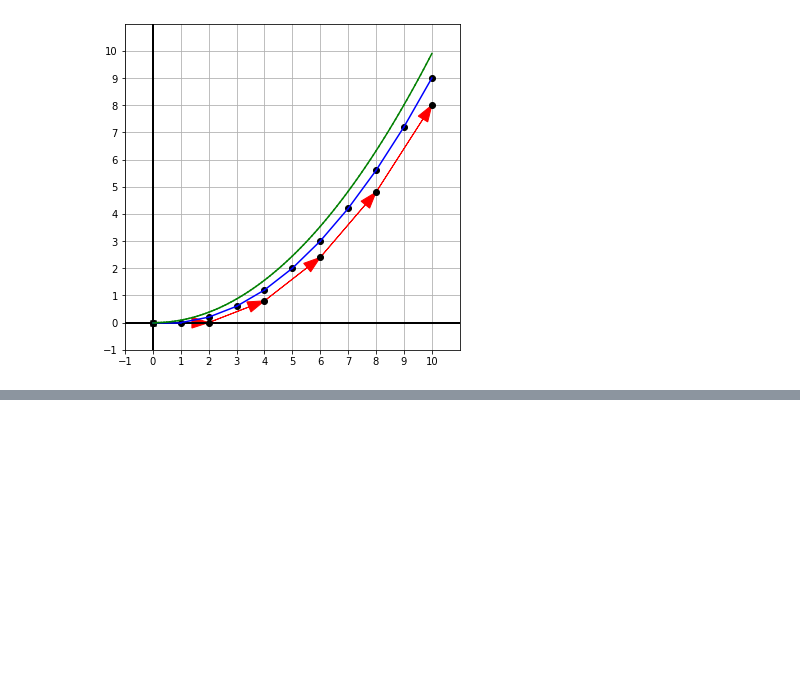
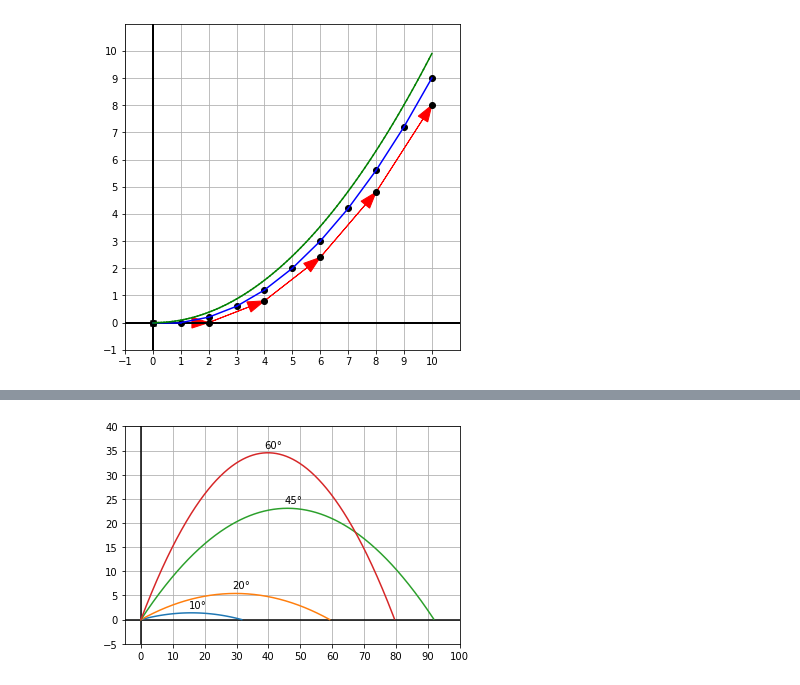
Before and after one commit to Sakurajima-sight/Mathematics-for-programmers-Python, a Jupyter notebook: Chapter 09/Untitled.ipynb, the cells around one changed output, grey strips where cells are left out. Saved outputs shown, nothing was run; the diff lists cells and outputs as text; code cells hidden in the pictures; blank space fills up the shorter version.

```diff
--- a/Chapter 09/Untitled.ipynb
+++ b/Chapter 09/Untitled.ipynb
@@ -133,0 +239,31 @@ draw2d(
+# %%
+def baseball_trajectory(degree):
+    radians=degree*pi/180
+    s0=(0,0)
+    v0=(30*cos(radians),30*sin(radians))
+    a=(0,-9.81)
+    return [(x,y) for (x,y) in eulers_method(s0,v0,a,10,1000) if y>=0]
+# %%
+x_major_locator=MultipleLocator(10)#以每10显示
+y_major_locator=MultipleLocator(5)#以每5显示
+ax=plt.gca()
+plt.axis([-5,100,-5,40])
+ax.xaxis.set_major_locator(x_major_locator)
+ax.yaxis.set_major_locator(y_major_locator)
+plt.axvline(0,color='black')
+plt.axhline(0,color='black')
+x_10,y_10=zip(*baseball_trajectory(10))
+plt.plot(x_10,y_10)
+plt.annotate('10°',xy=(x_10[y_10.index(max(y_10))],max(y_10)),xytext=(x_10[y_10.index(max(y_10))]-1,max(y_10)+1))
+x_20,y_20=zip(*baseball_trajectory(20))
+plt.plot(x_20,y_20)
+plt.annotate('20°',xy=(x_20[y_20.index(max(y_20))],max(y_20)),xytext=(x_20[y_20.index(max(y_20))]-1,max(y_20)+1))
+x_45,y_45=zip(*baseball_trajectory(45))
+plt.plot(x_45,y_45)
+plt.annotate('45°',xy=(x_45[y_45.index(max(y_45))],max(y_45)),xytext=(x_45[y_45.index(max(y_45))]-1,max(y_45)+1))
+x_60,y_60=zip(*baseball_trajectory(60))
+plt.plot(x_60,y_60)
+plt.annotate('60°',xy=(x_60[y_60.index(max(y_60))],max(y_60)),xytext=(x_60[y_60.index(max(y_60))]-1,max(y_60)+1))
+plt.grid()
+# %% [output]
+[figure, added]
```
Also changed, not shown: parts of 18 cells of this notebook, 2 other files.
